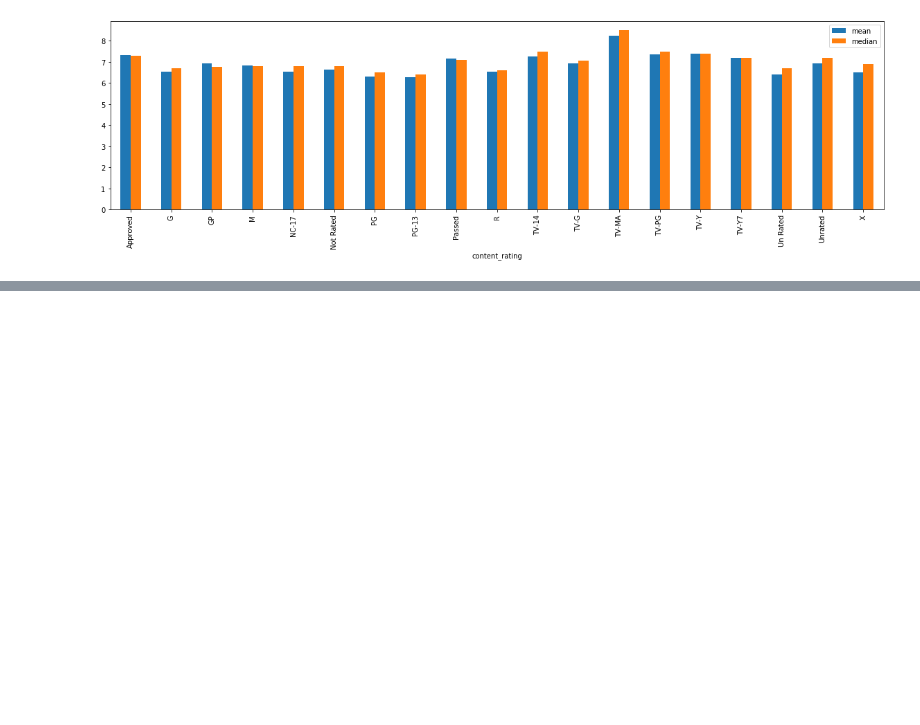
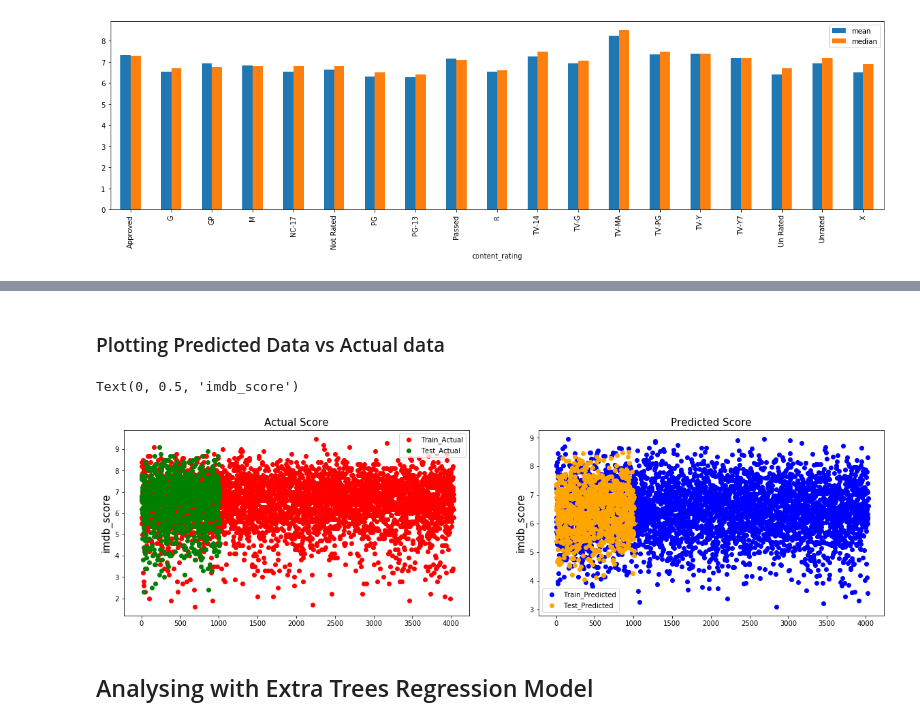
Before and after one commit to NarendraBabuOggu/AIGenie_Capstone, a Jupyter notebook: ML Project/ML Project Regression.ipynb, the cells around one changed output, grey strips where cells are left out. Cells and saved outputs as stored; diff of their text form; code cells hidden in the pictures; blank space fills up the shorter version.

Commit message:
Master
Updated Regression and Classification Notebooks

```diff
--- a/ML Project/ML Project Regression.ipynb
+++ b/ML Project/ML Project Regression.ipynb
@@ -515,3 +523,22 @@ Test Score :  0.43202665976755716 0.4330242516454036
+# %% [markdown]
+### Plotting Predicted Data vs Actual data
+# %%
+fig, ax = plt.subplots(1,2, figsize = (20,5))
+ax[0].scatter(range(len(train_y)), train_y, c = 'r')
+ax[0].scatter(range(len(test_y)), test_y, c = 'green')
+ax[0].set_title("Actual Score", fontdict={'fontsize':15})
+ax[0].set_ylabel("imdb_score", fontdict={'fontsize':15})
+ax[0].legend(["Train_Actual", "Test_Actual"])
+ax[1].scatter(range(len(train_y)), gbm.predict(train_x), c = 'b')
+ax[1].scatter(range(len(test_y)), gbm.predict(test_x), c = 'orange')
+ax[1].legend(["Train_Predicted", "Test_Predicted"])
+ax[1].set_title("Predicted Score", fontdict={'fontsize':15})
+ax[1].set_ylabel("imdb_score", fontdict={'fontsize':15})
+# %% [output]
+Text(0, 0.5, 'imdb_score')
+[figure, added]
+# %% [markdown]
+## Analysing with Extra Trees Regression Model
 # %%
 et = ExtraTreesRegressor(bootstrap = True, max_depth = 16, max_leaf_nodes = 2048, random_state = 3,
                          verbose = 1, oob_score = 'r2', criterion = 'mse')
```
Also changed, not shown: parts of 94 cells of this notebook, 2 other files.
